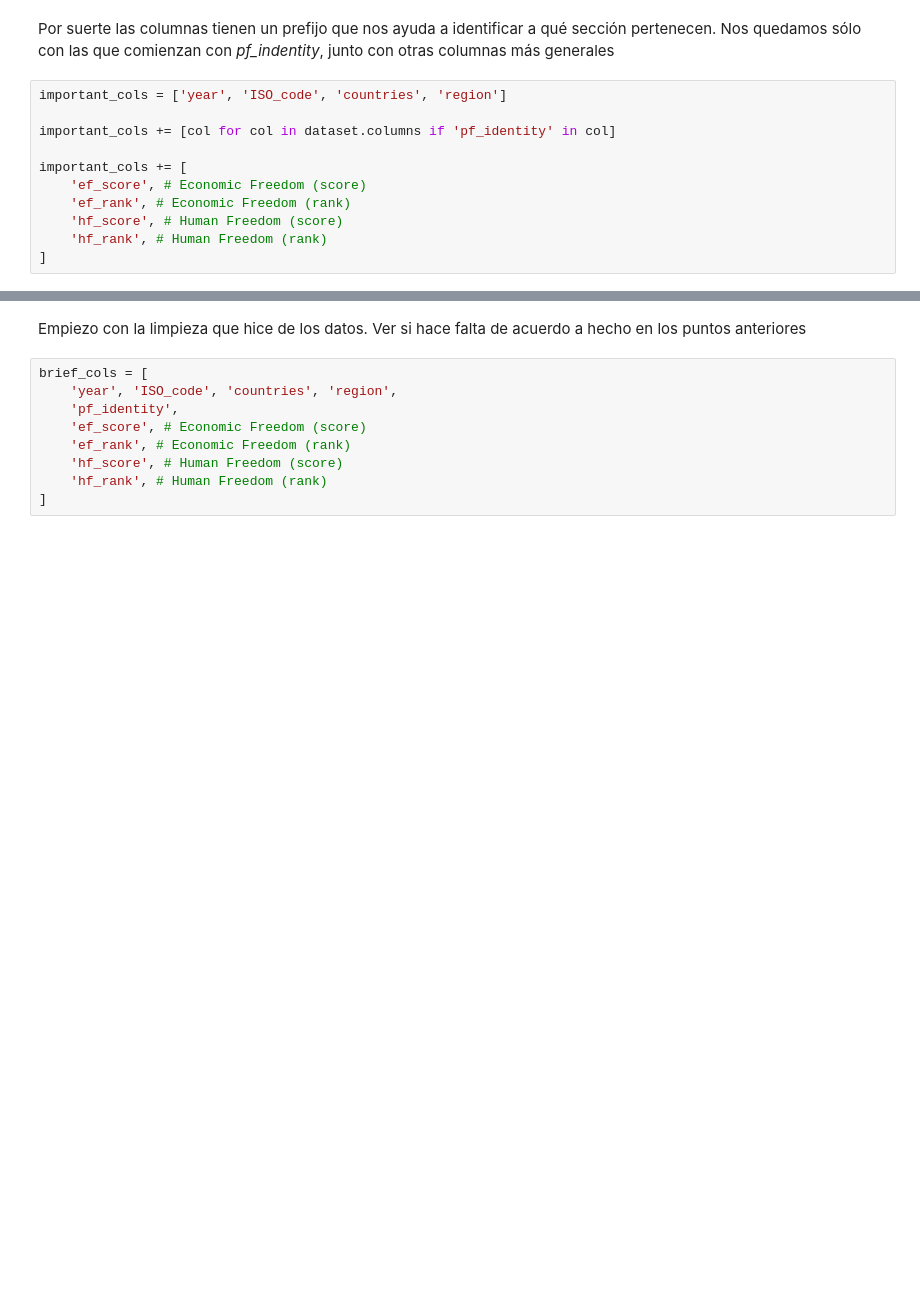
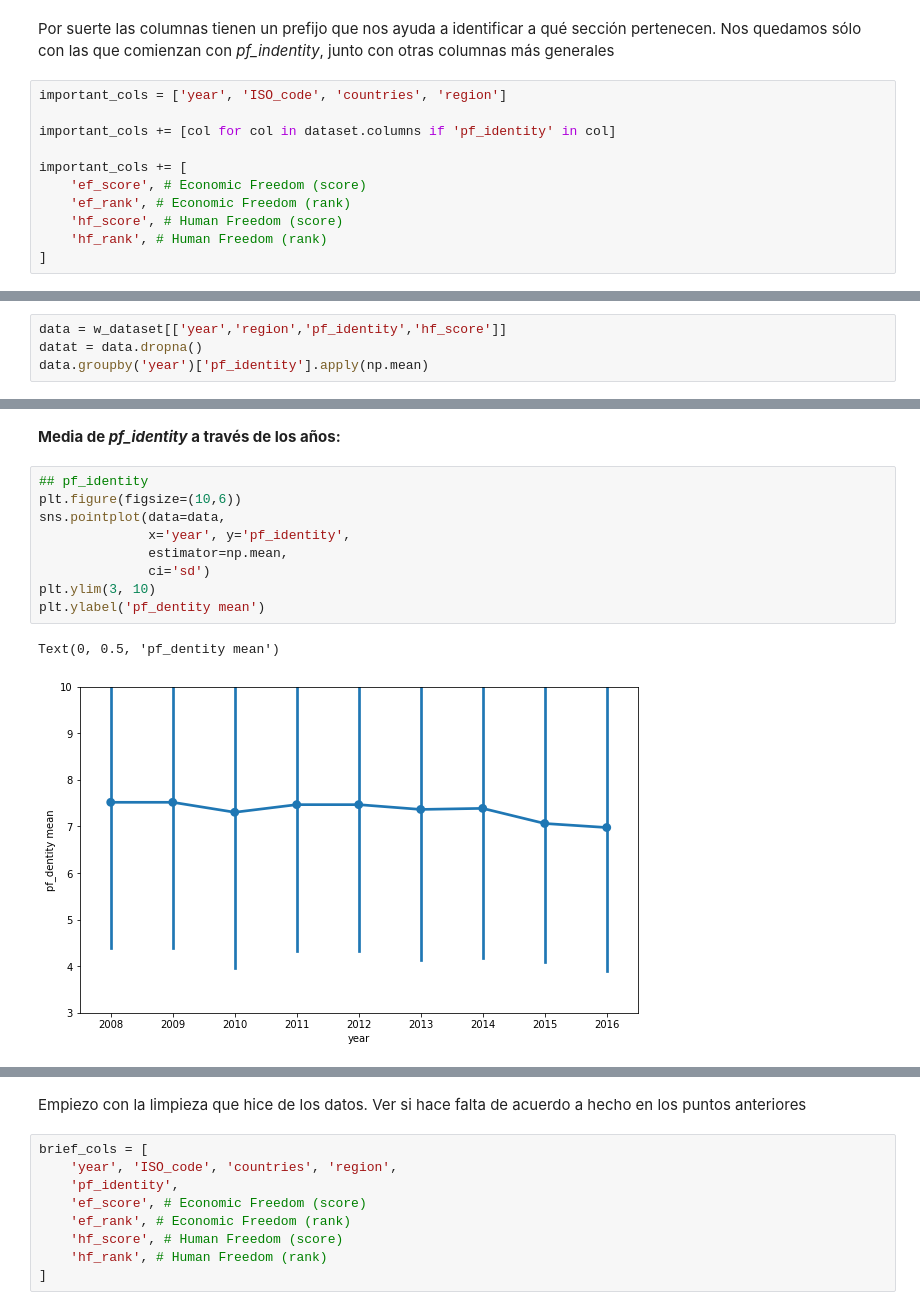
Before and after one commit to fpaludi/DiploDatos, a Jupyter notebook: AnalisisyVisualizacion/practico1-franco_item4.ipynb, the cells around one changed output, grey strips where cells are left out. Drawn from its saved outputs; the diff is of its cells as text; blank space fills up the shorter version.

```diff
--- a/AnalisisyVisualizacion/practico1-franco_item4.ipynb
+++ b/AnalisisyVisualizacion/practico1-franco_item4.ipynb
@@ -133,0 +380,4 @@ Como pf_indentity contribuye al cálculo de hf_score y ef_score, esperamos halla
+# %%
+data = w_dataset[['year','region','pf_identity','hf_score']]
+datat = data.dropna()
+data.groupby('year')['pf_identity'].apply(np.mean)
@@ -133,0 +410,14 @@ Como pf_indentity contribuye al cálculo de hf_score y ef_score, esperamos halla
+# %% [markdown]
+**Media de *pf_identity* a través de los  años:**
+# %%
+## pf_identity
+plt.figure(figsize=(10,6))
+sns.pointplot(data=data,
+              x='year', y='pf_identity',
+              estimator=np.mean,
+              ci='sd')
+plt.ylim(3, 10)
+plt.ylabel('pf_dentity mean')
+# %% [output]
+Text(0, 0.5, 'pf_dentity mean')
+[figure, added]
```
Also changed, not shown: parts of 106 cells of this notebook.
